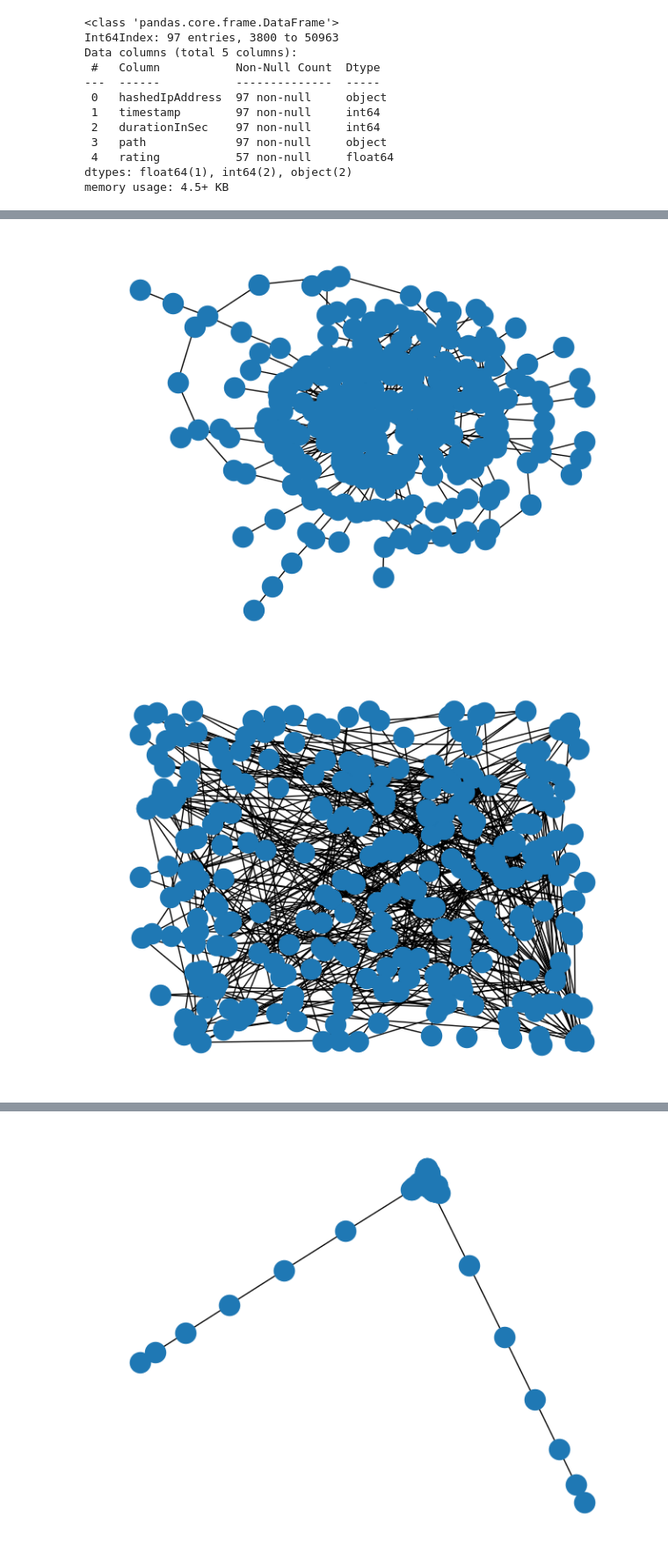
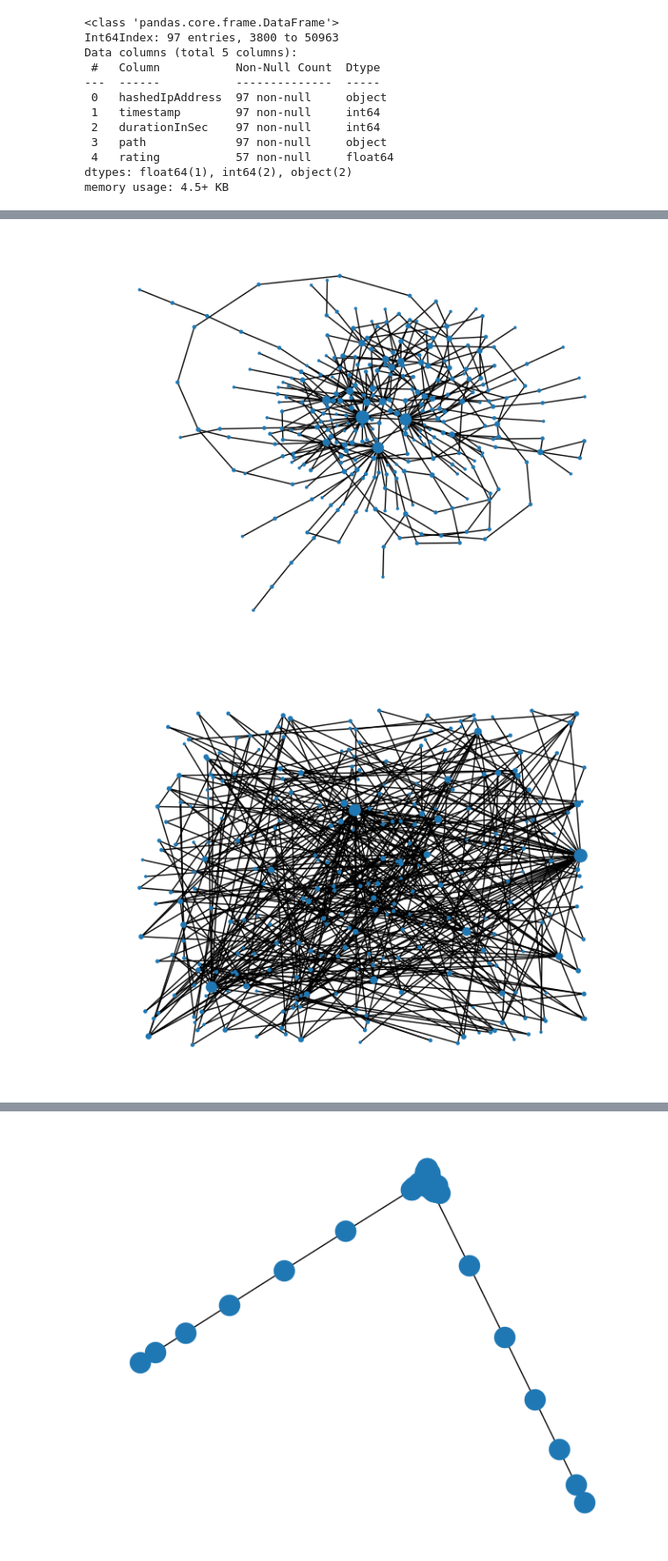
Before and after one commit to epfl-ada/ada-2022-project-hltw, a Jupyter notebook: Explore Data.ipynb, the cells around one changed output, grey strips where cells are left out. Shown at 88% size. Saved outputs shown, nothing was run; the diff lists cells and outputs as text; code cells hidden in the pictures.

```diff
--- a/Explore Data.ipynb
+++ b/Explore Data.ipynb
@@ -186,9 +197,9 @@ nx.draw_circular(graph_hp)
 # %%
-nx.draw_kamada_kawai(graph_hp)
+nx.draw_kamada_kawai(graph_hp, node_size=[v * 3 for v in graph_hp_degree.values()])
 # %% [output]
-[figure, old version]
+[figure, new version]
 # %%
-nx.draw_random(graph_hp)
+nx.draw_random(graph_hp, node_size=[v * 3 for v in graph_hp_degree.values()])
 # %% [output]
-[figure, old version]
+[figure, new version]
 # %%
```
Also changed, not shown: parts of 10 cells of this notebook.
